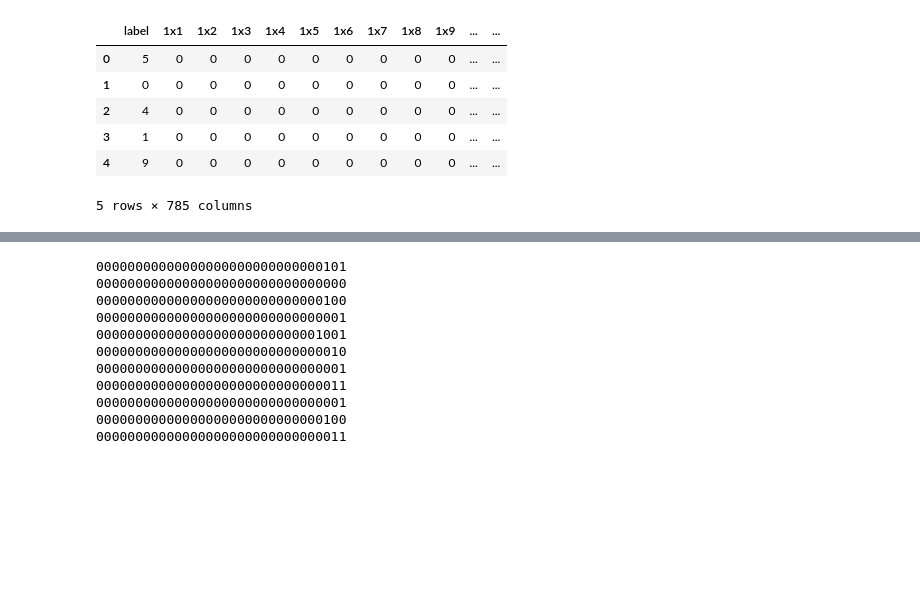
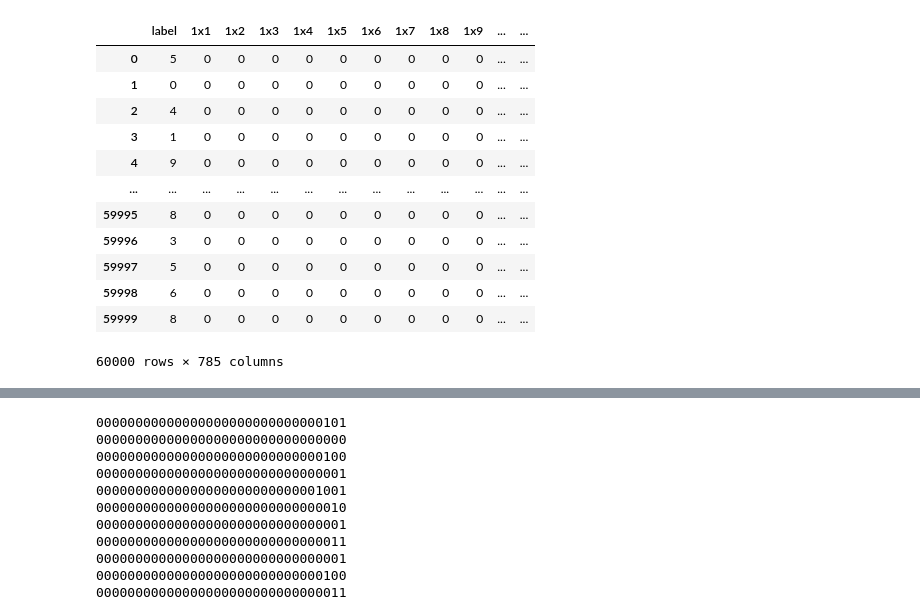
Before and after one commit to viv-eth/snitch, a Jupyter notebook: sw/applications/src/dram_preloading.ipynb, the cells around one changed output, grey strips where cells are left out. Cells and saved outputs as stored; diff of their text form; code cells hidden in the pictures; blank space fills up the shorter version.

```diff
--- a/sw/applications/src/dram_preloading.ipynb
+++ b/sw/applications/src/dram_preloading.ipynb
@@ -4,16 +4,22 @@ import pandas as pd
 # %%
 # define the path of the dataset
 mnist_path = "/usr/scratch/badile31/msc22f11/msc22f11/PlayGround/mnist_train.csv"
 # read it in as a pandas dataframe
 mnist_train_df = pd.read_csv(mnist_path)
-mnist_train_df.head()
+mnist_train_df
 # %% [output]
 |  | label | 1x1 | 1x2 | 1x3 | 1x4 | 1x5 | 1x6 | 1x7 | 1x8 | 1x9 | ... | ... |
 | 0 | 5 | 0 | 0 | 0 | 0 | 0 | 0 | 0 | 0 | 0 | ... | ... |
 | 1 | 0 | 0 | 0 | 0 | 0 | 0 | 0 | 0 | 0 | 0 | ... | ... |
 | 2 | 4 | 0 | 0 | 0 | 0 | 0 | 0 | 0 | 0 | 0 | ... | ... |
 | 3 | 1 | 0 | 0 | 0 | 0 | 0 | 0 | 0 | 0 | 0 | ... | ... |
 | 4 | 9 | 0 | 0 | 0 | 0 | 0 | 0 | 0 | 0 | 0 | ... | ... |
+| ... | ... | ... | ... | ... | ... | ... | ... | ... | ... | ... | ... | ... |
+| 59995 | 8 | 0 | 0 | 0 | 0 | 0 | 0 | 0 | 0 | 0 | ... | ... |
+| 59996 | 3 | 0 | 0 | 0 | 0 | 0 | 0 | 0 | 0 | 0 | ... | ... |
+| 59997 | 5 | 0 | 0 | 0 | 0 | 0 | 0 | 0 | 0 | 0 | ... | ... |
+| 59998 | 6 | 0 | 0 | 0 | 0 | 0 | 0 | 0 | 0 | 0 | ... | ... |
+| 59999 | 8 | 0 | 0 | 0 | 0 | 0 | 0 | 0 | 0 | 0 | ... | ... |
-5 rows × 785 columns
+60000 rows × 785 columns
 # %%
 # define how many rows to read in
```
Also changed, not shown: parts of 9 cells of this notebook, 1 other file.
